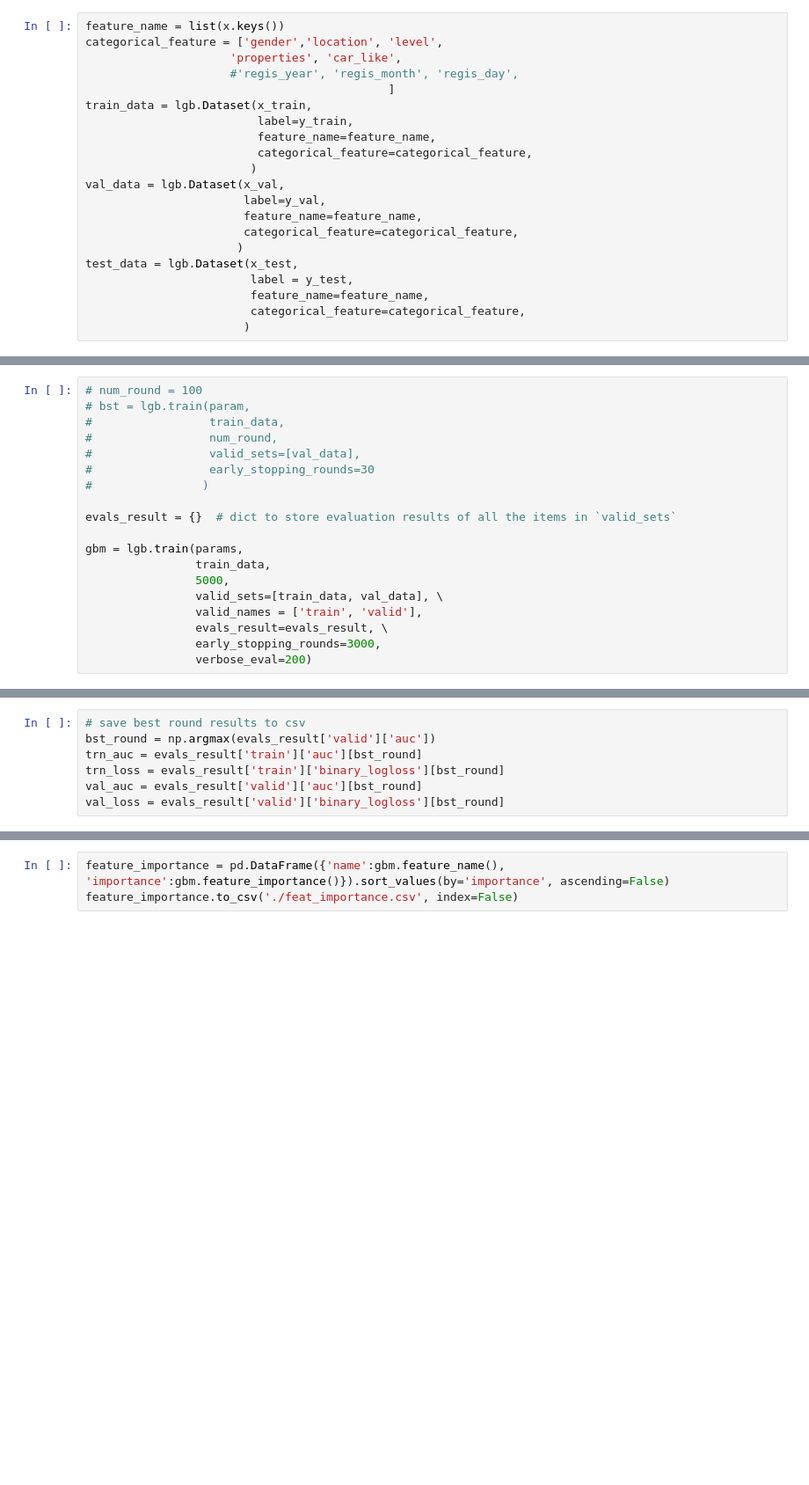
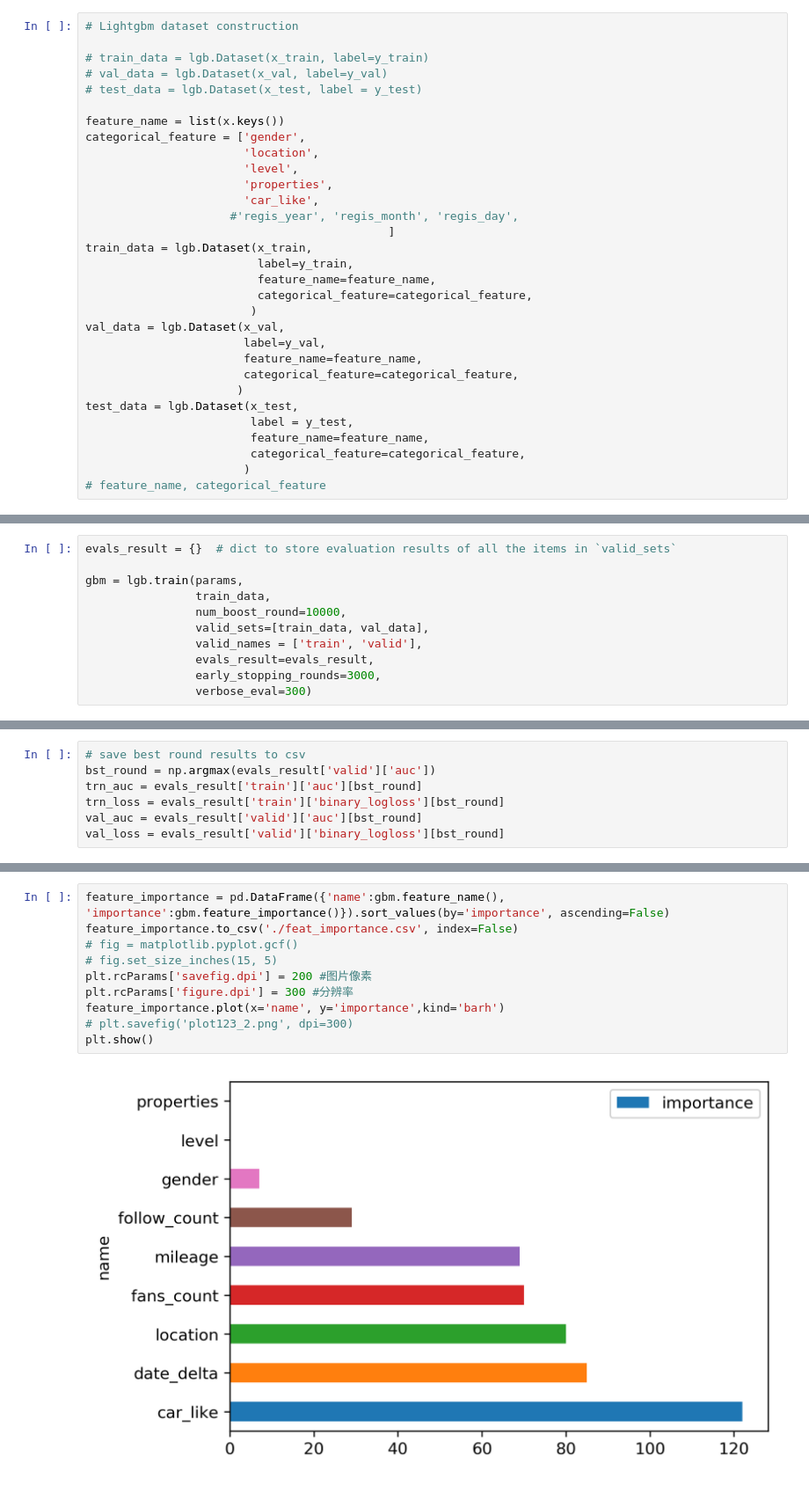
Before and after one commit to pierrelzw/JLR-Prediction, a Jupyter notebook: jlr_classification.ipynb, the cells around one changed output, grey strips where cells are left out. Shown: that part at 88% size. Saved outputs shown, nothing was run; the diff lists cells and outputs as text; blank space fills up the shorter version.

```diff
--- a/jlr_classification.ipynb
+++ b/jlr_classification.ipynb
@@ -189,7 +138,16 @@ test_data = lgb.Dataset(x_test, label = y_test)
 # %%
+# Lightgbm dataset construction
+
+# train_data = lgb.Dataset(x_train, label=y_train)
+# val_data = lgb.Dataset(x_val, label=y_val)
+# test_data = lgb.Dataset(x_test, label = y_test)
+
 feature_name = list(x.keys())
-categorical_feature = ['gender','location', 'level',
-                     'properties', 'car_like',
+categorical_feature = ['gender',
+                       'location',
+                       'level',
+                       'properties',
+                       'car_like',
                      #'regis_year', 'regis_month', 'regis_day',
                                             ]
 train_data = lgb.Dataset(x_train,
@@ -207,3 +165,4 @@ test_data = lgb.Dataset(x_test,
                         feature_name=feature_name,
                         categorical_feature=categorical_feature,
                        )
+# feature_name, categorical_feature
@@ -282,23 +246,15 @@ params={'boosting_type': 'gbdt',
 # %% [markdown]
 #### Training
 # %%
-# num_round = 100
-# bst = lgb.train(param,
-#                 train_data,
-#                 num_round,
-#                 valid_sets=[val_data],
-#                 early_stopping_rounds=30
-#                )
-
 evals_result = {}  # dict to store evaluation results of all the items in `valid_sets`
 
 gbm = lgb.train(params,
                 train_data,
-                5000,
-                valid_sets=[train_data, val_data], \
+                num_boost_round=10000,
+                valid_sets=[train_data, val_data],
                 valid_names = ['train', 'valid'],
-                evals_result=evals_result, \
+                evals_result=evals_result,
                 early_stopping_rounds=3000,
-                verbose_eval=200)
+                verbose_eval=300)
 # %% [output]
 Training until validation scores don't improve for 3000 rounds.
@@ -336,3 +294,12 @@ Training AUC : 0.83146, Validation AUC : 0.73933
 # %%
 feature_importance = pd.DataFrame({'name':gbm.feature_name(), 'importance':gbm.feature_importance()}).sort_values(by='importance', ascending=False)
 feature_importance.to_csv('./feat_importance.csv', index=False)
+# fig = matplotlib.pyplot.gcf()
+# fig.set_size_inches(15, 5)
+plt.rcParams['savefig.dpi'] = 200 #图片像素
+plt.rcParams['figure.dpi'] = 300 #分辨率
+feature_importance.plot(x='name', y='importance',kind='barh')
+# plt.savefig('plot123_2.png', dpi=300)
+plt.show()
+# %% [output]
+[figure, added]
```
Also changed, not shown: parts of 31 cells of this notebook, 7 other files.
